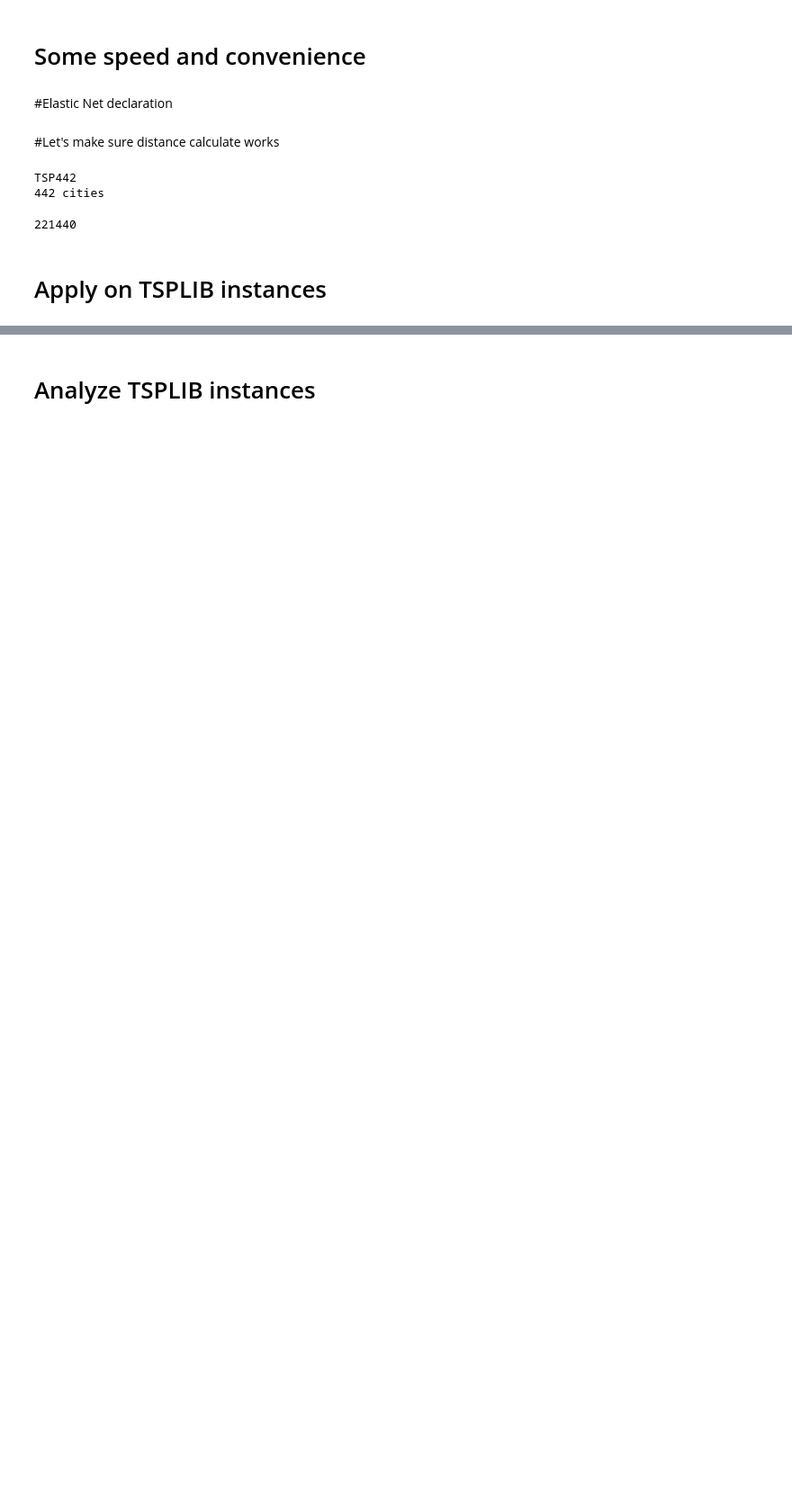
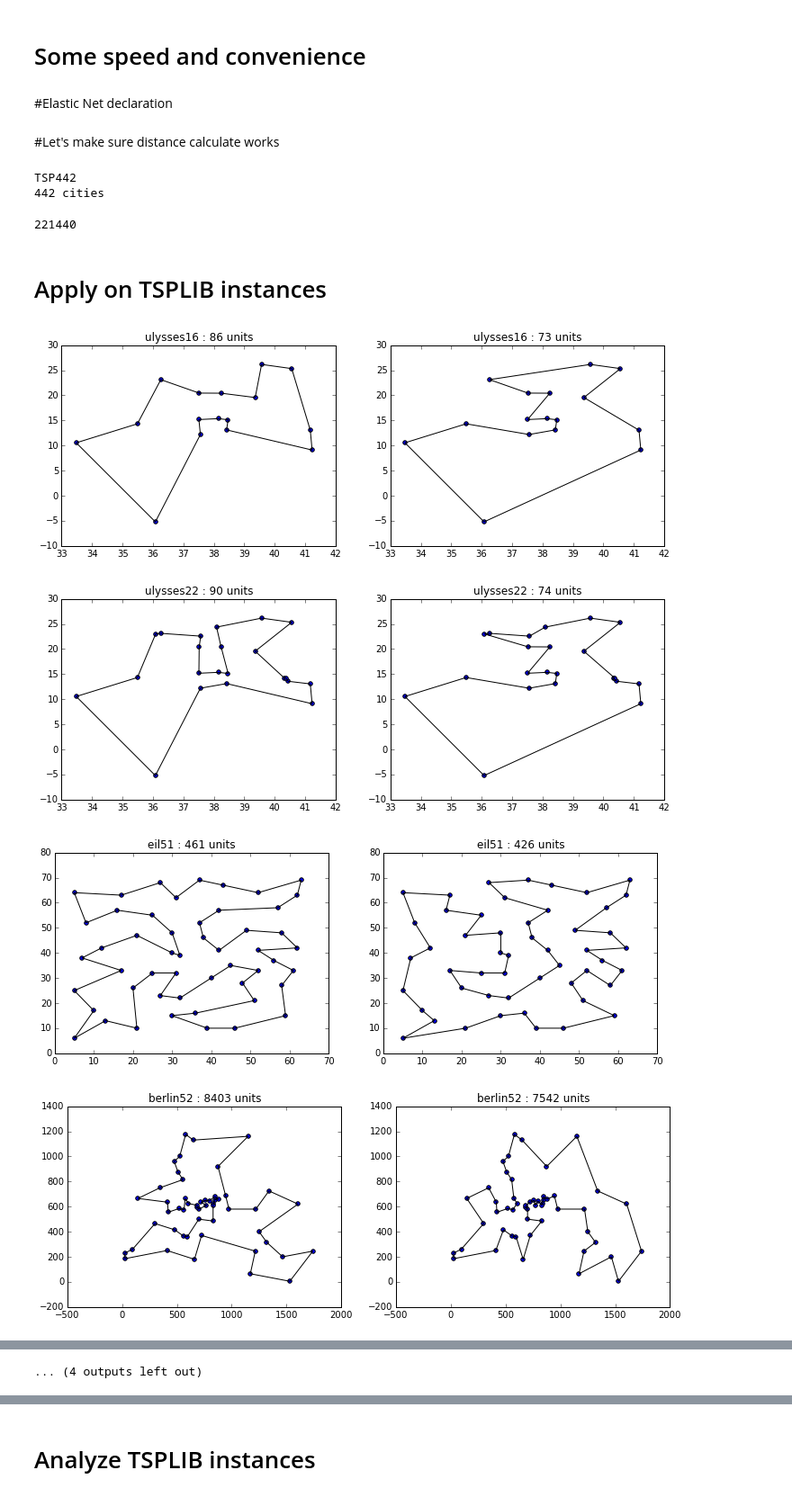
Before and after one commit to fracta/ift6751_metaheuristiques_optimisation-, a Jupyter notebook: devoir3/src/Homework3.ipynb, the cells around one changed output, grey strips where cells are left out. Shown at 90% size. Cells and saved outputs as stored; diff of their text form; code cells hidden in the pictures; blank space fills up the shorter version.

```diff
--- a/devoir3/src/Homework3.ipynb
+++ b/devoir3/src/Homework3.ipynb
@@ -345,3 +373,40 @@ for name in names:
 # %%
 # sort in order of number of cities
 names = map(lambda x:x[0], sorted(map(lambda name: (name, problems[name].num_cities), names), key=lambda x:x[1]))
+# %%
+# let's compute the baseline (monte carlo permutation + 2-opt descent)
+
+num_solutions = 5  # we'll generate 5 different solutions for each problem
+
+opt_routes_mc = dict()
+opt_dist_mc = dict()
+times_mc = dict()
+
+for name in names:
+
+    prob = problems[name]
+
+    # create the monte carlo solutions
+    s = timeit.default_timer()
+    sols = monte_carlo(prob, num_solutions)
+    e = timeit.default_timer()
+
+    # figure out which is the best route
+    best_route = sols[np.argmin(map(lambda x: x.get_distance_int(prob.distance_matrix), sols))]
+
+    # create the figure
+    fig, axes = plt.subplots(1, 2, figsize=(12, 4))
+    display(prob, best_route, ax=axes[0])
+    display(problems[name], Route(solutions[name]), ax=axes[1])
+
+    # add the results to appropriate dicts
+    times_mc[name] = e-s
+    opt_routes_mc[name] = best_route
+    opt_dist_mc[name] = best_route.get_distance_int(prob.distance_matrix)
+
+    savefig("../draft/figs/mc_{}.png".format(prob.name))
+# %% [output]
+[figure, added]
+[figure, added]
+[figure, added]
+[figure, added]
@@ -348 +421,2 @@ names = map(lambda x:x[0], sorted(map(lambda name: (name, problems[name].num_cit
+... (4 outputs left out)
 # %%
```
Also changed, not shown: parts of 11 cells of this notebook, 41 other files.
